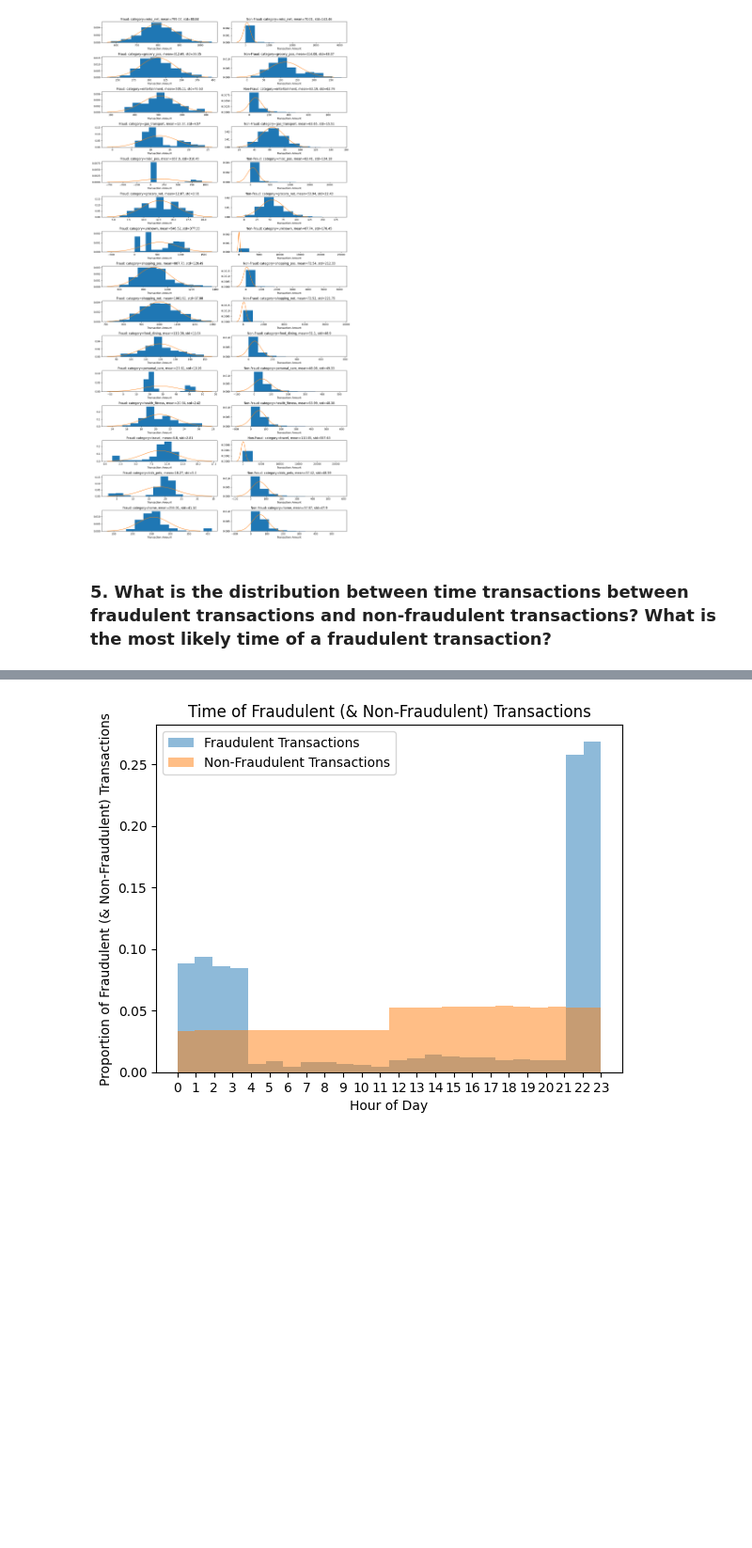
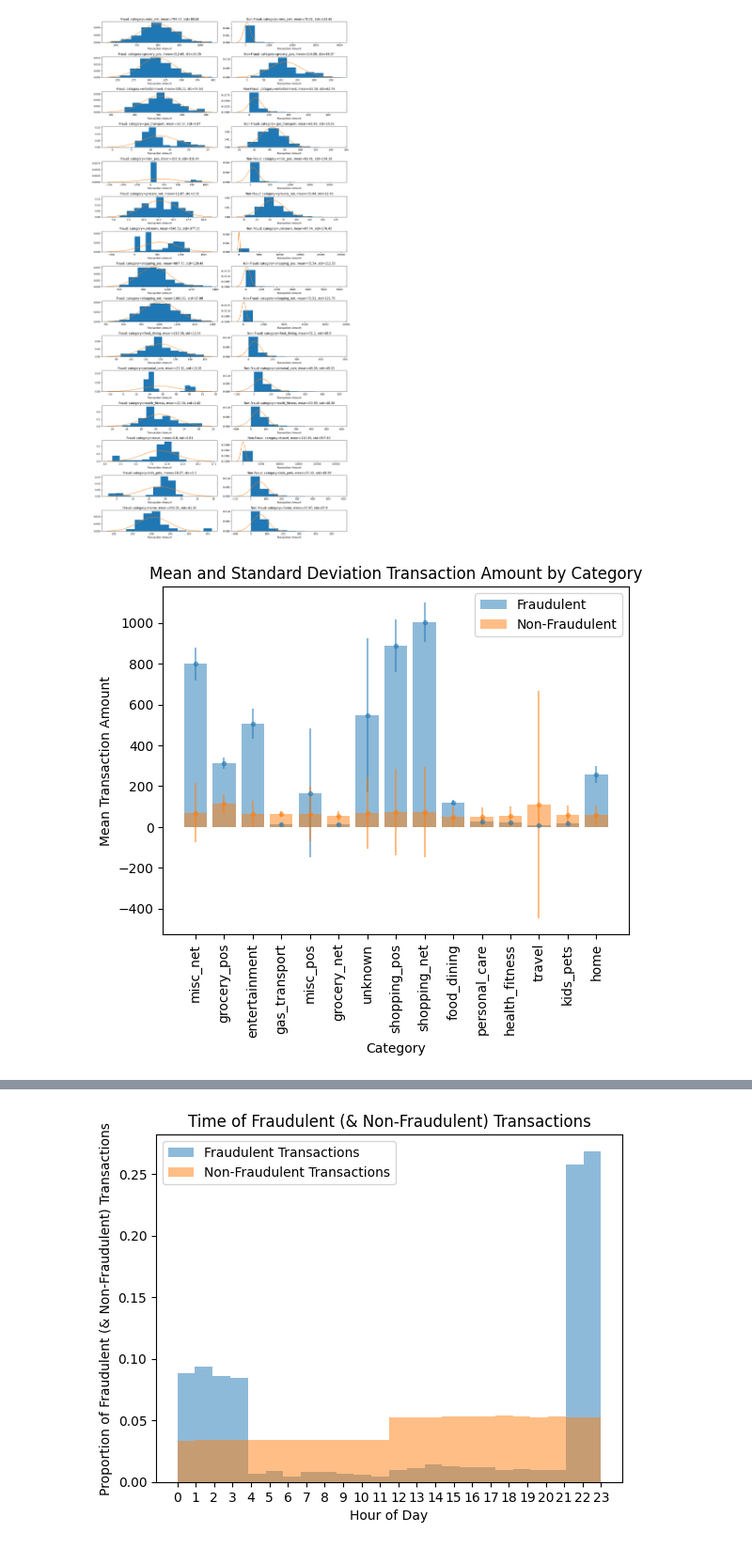
Before and after one commit to rskarp/riley-creating-ai-enabled-systems, a Jupyter notebook: fraud_detection_system/analysis/exploratory_data_analysis.ipynb, the cells around one changed output, grey strips where cells are left out. Shown at 94% size. Saved outputs shown, nothing was run; the diff lists cells and outputs as text; code cells hidden in the pictures; blank space fills up the shorter version.

```diff
--- a/fraud_detection_system/analysis/exploratory_data_analysis.ipynb
+++ b/fraud_detection_system/analysis/exploratory_data_analysis.ipynb
@@ -125,5 +154,17 @@ fig.tight_layout()
 plt.show()
 # %% [output]
 [figure]
-# %% [markdown]
-### 5. What is the distribution between time transactions between fraudulent transactions and non-fraudulent transactions? What is the most likely time of a fraudulent transaction?
+# %%
+# Plot barchart of means and standard deviations per category using means and standard deviations stored above
+plt.bar(categories, means[0,:], label='Fraudulent',alpha=0.5)
+plt.errorbar(categories, means[0,:], stds[0,:], fmt='.',alpha=0.5)
+plt.bar(categories, means[1,:], label='Non-Fraudulent',alpha=0.5)
+plt.errorbar(categories, means[1,:], stds[1,:], fmt='.',alpha=0.5)
+plt.xticks(rotation=90)
+plt.title('Mean and Standard Deviation Transaction Amount by Category')
+plt.xlabel('Category')
+plt.ylabel('Mean Transaction Amount')
+plt.legend()
+plt.show()
+# %% [output]
+[figure, added]
```
Also changed, not shown: parts of 19 cells of this notebook, 4 other files.
